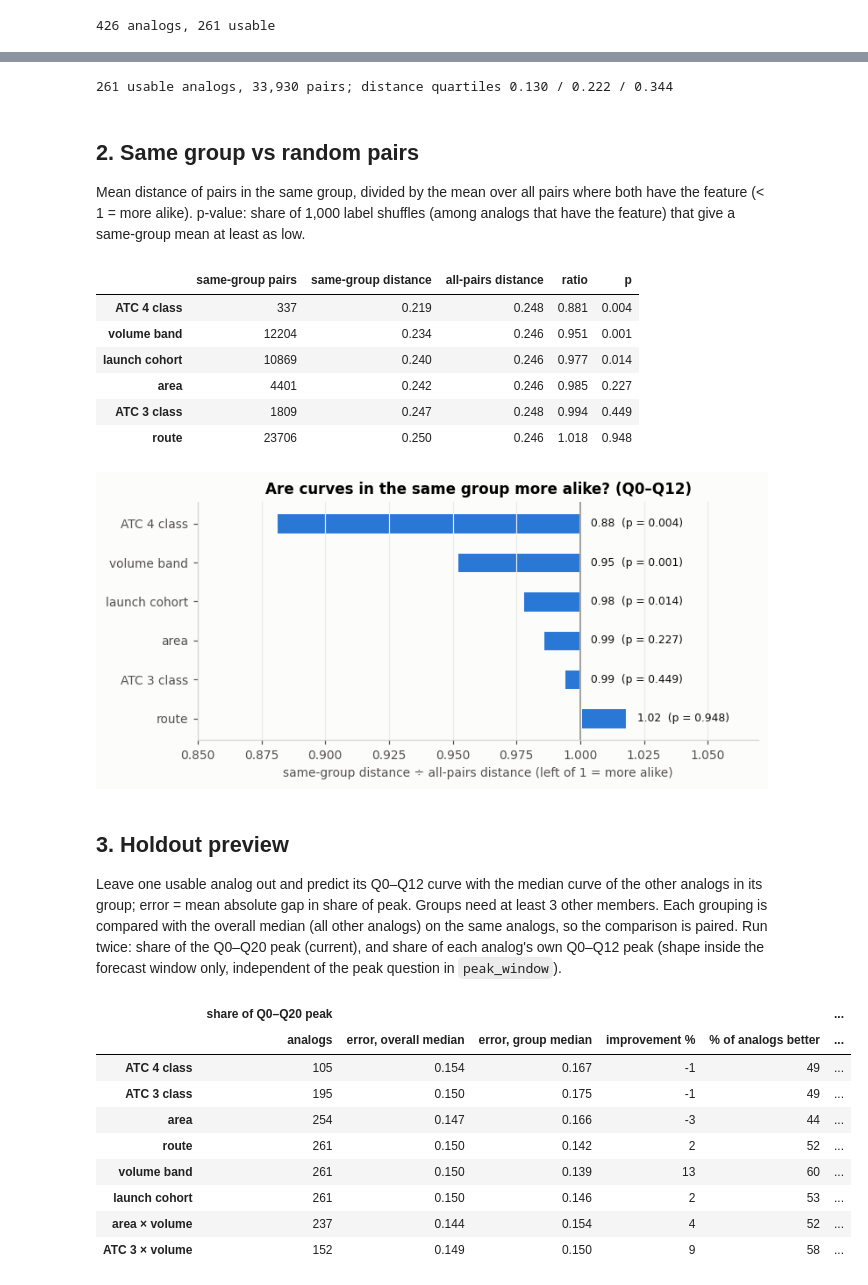
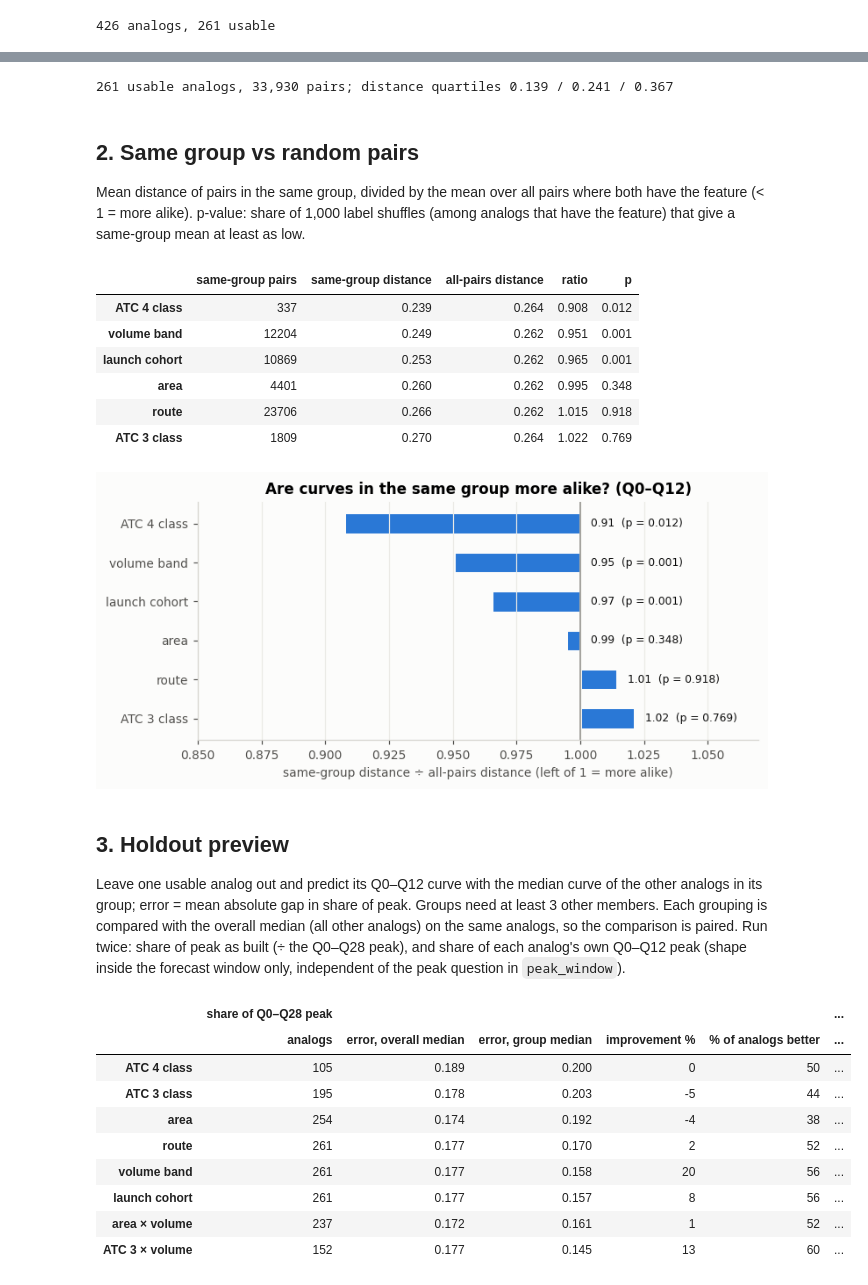
Before and after one commit to gracey0630/pharma-phriends, a Jupyter notebook: eda/analog_similarity_grace.ipynb, the cells around one changed output, grey strips where cells are left out. Cells and saved outputs as stored; diff of their text form; code cells hidden in the pictures.

```diff
--- a/eda/analog_similarity_grace.ipynb
+++ b/eda/analog_similarity_grace.ipynb
@@ -63,7 +63,9 @@ Each usable analog's share of peak (current definition: ÷ the Q0–Q20 peak) ov
 u = features[features.analog_id.isin(usable)].copy()
 u["atc4"] = u.class_narrow.str.split("; ").str[0].str[:5]
 u["atc3"] = u.class_broad.str.split("; ").str[0].str[:4]
-u["volume_band"] = pd.cut(u.peak_trx, [0, 766, 14748, np.inf], labels=["small", "mid", "large"])  # as in volume_vs_shape
+# volume = highest TRx in Q0-Q20 (the low_volume window), so bands match volume_vs_shape whatever the peak rule
+q20_max = curves[~curves.provisional & (curves.q_since_launch <= 20)].groupby("analog_id").trx.max()
+u["volume_band"] = pd.cut(u.analog_id.map(q20_max), [0, 766, 14748, np.inf], labels=["small", "mid", "large"])
 year = u.analog_id.map(analogs.set_index("analog_id")["approval date"]).str[:4].astype(int)
 u["cohort"] = pd.cut(year, [2009, 2013, 2017, 2021, 2025], labels=["2010-13", "2014-17", "2018-21", "2022-25"])
 u["area_x_volume"] = u.area + " | " + u.volume_band.astype(str)
@@ -86,7 +88,7 @@ pairs = D[iu]
 print(f"{len(ids)} usable analogs, {len(pairs):,} pairs; distance quartiles "
       f"{np.quantile(pairs, .25):.3f} / {np.median(pairs):.3f} / {np.quantile(pairs, .75):.3f}")
 # %% [output]
-261 usable analogs, 33,930 pairs; distance quartiles 0.130 / 0.222 / 0.344
+261 usable analogs, 33,930 pairs; distance quartiles 0.139 / 0.241 / 0.367
 # %% [markdown]
 ## 2. Same group vs random pairs
 
@@ -117,12 +119,12 @@ pair_test["same-group pairs"] = pair_test["same-group pairs"].astype(int)
 pair_test.sort_values("ratio").round(3)
 # %% [output]
 |  | same-group pairs | same-group distance | all-pairs distance | ratio | p |
-| ATC 4 class | 337 | 0.219 | 0.248 | 0.881 | 0.004 |
-| volume band | 12204 | 0.234 | 0.246 | 0.951 | 0.001 |
-| launch cohort | 10869 | 0.240 | 0.246 | 0.977 | 0.014 |
-| area | 4401 | 0.242 | 0.246 | 0.985 | 0.227 |
-| ATC 3 class | 1809 | 0.247 | 0.248 | 0.994 | 0.449 |
-| route | 23706 | 0.250 | 0.246 | 1.018 | 0.948 |
+| ATC 4 class | 337 | 0.239 | 0.264 | 0.908 | 0.012 |
+| volume band | 12204 | 0.249 | 0.262 | 0.951 | 0.001 |
+| launch cohort | 10869 | 0.253 | 0.262 | 0.965 | 0.001 |
+| area | 4401 | 0.260 | 0.262 | 0.995 | 0.348 |
+| route | 23706 | 0.266 | 0.262 | 1.015 | 0.918 |
+| ATC 3 class | 1809 | 0.270 | 0.264 | 1.022 | 0.769 |
 # %%
 t_ = pair_test.sort_values("ratio", ascending=False)
 fig, ax = plt.subplots(figsize=(7.5, 3.2))
@@ -136,51 +138,51 @@ ax.set_title("Are curves in the same group more alike? (Q0–Q12)")
 ax.grid(axis="y", visible=False)
 plt.show()
 # %% [output]
-[figure, old version]
+[figure, new version]
 # %% [markdown]
 ## 3. Holdout preview
 
-Leave one usable analog out and predict its Q0–Q12 curve with the median curve of the other analogs in its group; error = mean absolute gap in share of peak. Groups need at least 3 other members. Each grouping is compared with the overall median (all other analogs) on the same analogs, so the comparison is paired. Run twice: share of the Q0–Q20 peak (current), and share of each analog's own Q0–Q12 peak (shape inside the forecast window only, independent of the peak question in `peak_window`).
+Leave one usable analog out and predict its Q0–Q12 curve with the median curve of the other analogs in its group; error = mean absolute gap in share of peak. Groups need at least 3 other members. Each grouping is compared with the overall median (all other analogs) on the same analogs, so the comparison is paired. Run twice: share of peak as built (÷ the Q0–Q28 peak), and share of each analog's own Q0–Q12 peak (shape inside the forecast window only, independent of the peak question in `peak_window`).
 # %%
 HOLDOUT = {**GROUPS, "area × volume": "area_x_volume", "ATC 3 × volume": "atc3_x_volume"}
 
 def holdout(X):
     labels = {name: u[col].astype(object).to_numpy() for name, col in HOLDOUT.items()}
     rows = []
     for i in range(len(ids)):
         others = np.arange(len(ids)) != i
         row = {"analog_id": ids[i], "all analogs": np.nanmean(np.abs(X[i] - np.nanmedian(X[others], axis=0)))}
         for name, lab in labels.items():
             members = others & (lab == lab[i]) if pd.notna(lab[i]) and "nan" not in str(lab[i]) else np.zeros(len(ids), bool)
             row[name] = np.nanmean(np.abs(X[i] - np.nanmedian(X[members], axis=0))) if members.sum() >= 3 else np.nan
         rows.append(row)
     err = pd.DataFrame(rows).set_index("analog_id")
     out = {}
     for name in HOLDOUT:
         m = err[name].notna()
         gain = err.loc[m, "all analogs"] - err.loc[m, name]
         out[name] = {"analogs": int(m.sum()), "error, overall median": round(err.loc[m, "all analogs"].median(), 3),
                      "error, group median": round(err.loc[m, name].median(), 3),
                      "improvement %": round(100 * gain.median() / err.loc[m, "all analogs"].median()),
                      "% of analogs better": round(100 * (gain > 0).mean())}
     return err, pd.DataFrame(out).T.astype({"analogs": int, "improvement %": int, "% of analogs better": int})
 
 # share of each analog's own Q0-Q12 peak
 own12 = first3.assign(v=first3.trx / first3.groupby("analog_id").trx.transform("max"))
 X12 = own12.pivot(index="analog_id", columns="q_since_launch", values="v").reindex(ids).to_numpy(float)
 
-err_q20, res_q20 = holdout(X)
+err_pk, res_pk = holdout(X)
 err_q12, res_q12 = holdout(X12)
-pd.concat({"share of Q0–Q20 peak": res_q20, "share of own Q0–Q12 peak": res_q12}, axis=1)
+pd.concat({"share of Q0–Q28 peak": res_pk, "share of own Q0–Q12 peak": res_q12}, axis=1)
 # %% [output]
-|  | share of Q0–Q20 peak |  |  |  |  | ... |
+|  | share of Q0–Q28 peak |  |  |  |  | ... |
 |  | analogs | error, overall median | error, group median | improvement % | % of analogs better | ... |
-| ATC 4 class | 105 | 0.154 | 0.167 | -1 | 49 | ... |
-| ATC 3 class | 195 | 0.150 | 0.175 | -1 | 49 | ... |
-| area | 254 | 0.147 | 0.166 | -3 | 44 | ... |
-| route | 261 | 0.150 | 0.142 | 2 | 52 | ... |
-| volume band | 261 | 0.150 | 0.139 | 13 | 60 | ... |
-| launch cohort | 261 | 0.150 | 0.146 | 2 | 53 | ... |
-| area × volume | 237 | 0.144 | 0.154 | 4 | 52 | ... |
-| ATC 3 × volume | 152 | 0.149 | 0.150 | 9 | 58 | ... |
+| ATC 4 class | 105 | 0.189 | 0.200 | 0 | 50 | ... |
+| ATC 3 class | 195 | 0.178 | 0.203 | -5 | 44 | ... |
+| area | 254 | 0.174 | 0.192 | -4 | 38 | ... |
+| route | 261 | 0.177 | 0.170 | 2 | 52 | ... |
+| volume band | 261 | 0.177 | 0.158 | 20 | 56 | ... |
+| launch cohort | 261 | 0.177 | 0.157 | 8 | 56 | ... |
+| area × volume | 237 | 0.172 | 0.161 | 1 | 52 | ... |
+| ATC 3 × volume | 152 | 0.177 | 0.145 | 13 | 60 | ... |
 # %%
```
Also changed, not shown: parts of 5 cells of this notebook, 2 other files.
